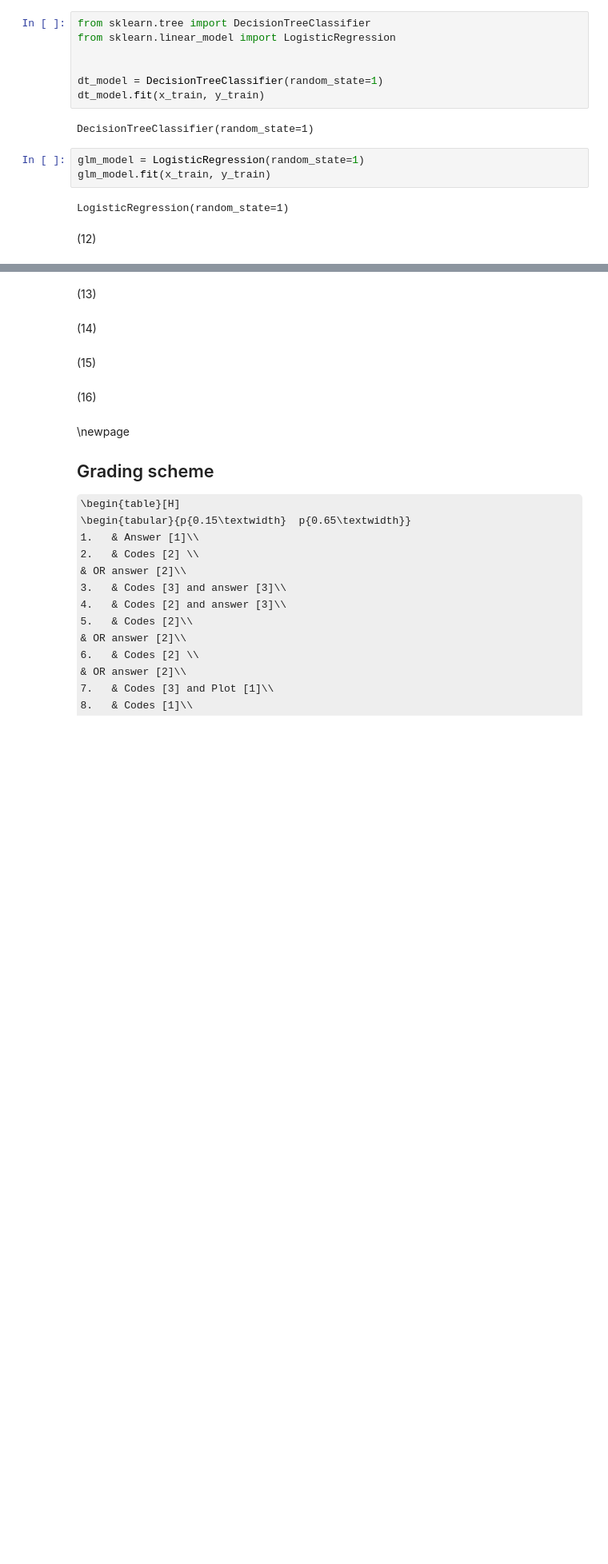
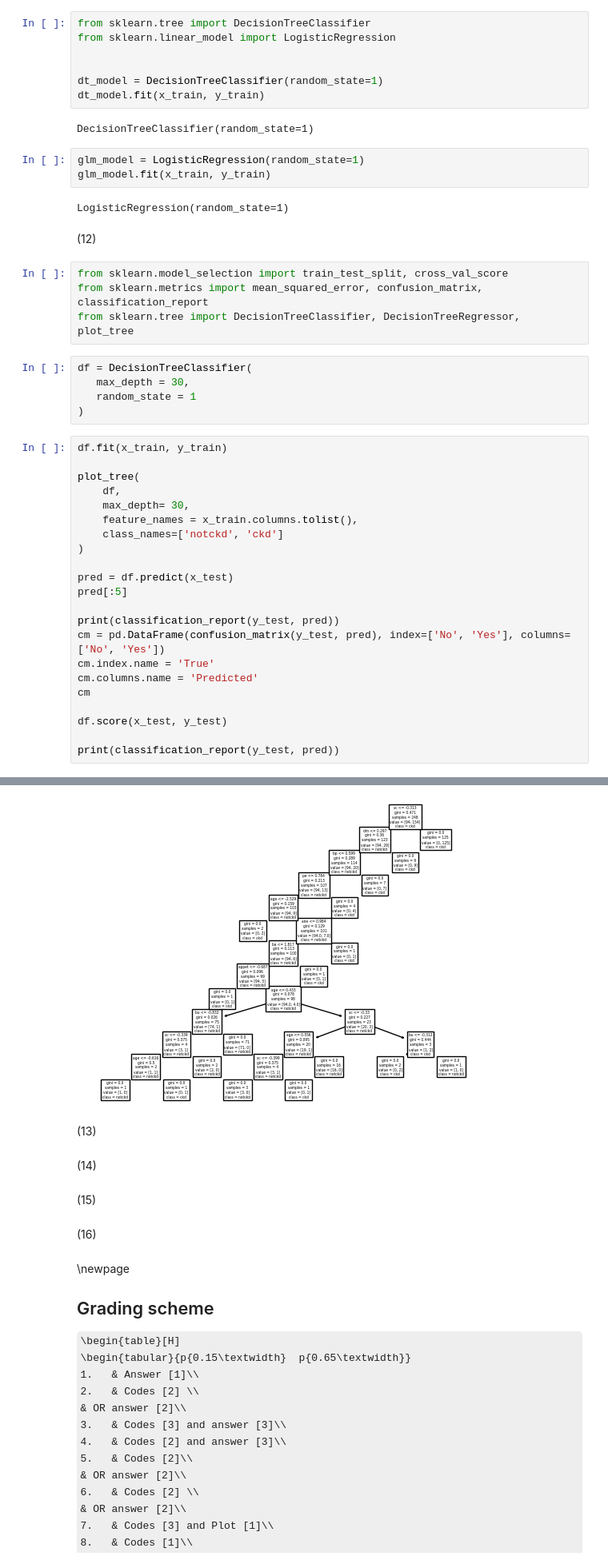
Before and after one commit to chenx333/Chronic-Kidney-Disease-Classification-Challenge, a Jupyter notebook: assignment6.ipynb, the cells around one changed output, grey strips where cells are left out. Shown at 80% size. Cells and saved outputs as stored; diff of their text form; some formulas as TeX source; blank space fills up the shorter version.

```diff
--- a/assignment6.ipynb
+++ b/assignment6.ipynb
@@ -431,3 +431,35 @@ glm_model.fit(x_train, y_train)
 LogisticRegression(random_state=1)
 # %% [markdown]
 (12)
+# %%
+from sklearn.model_selection import train_test_split, cross_val_score
+from sklearn.metrics import mean_squared_error, confusion_matrix, classification_report
+from sklearn.tree import DecisionTreeClassifier, DecisionTreeRegressor, plot_tree
+# %%
+df = DecisionTreeClassifier(
+   max_depth = 30,
+   random_state = 1
+)
+# %%
+df.fit(x_train, y_train)
+
+plot_tree(
+    df,
+    max_depth= 30,
+    feature_names = x_train.columns.tolist(),
+    class_names=['notckd', 'ckd']
+)
+
+pred = df.predict(x_test)
+pred[:5]
+
+print(classification_report(y_test, pred))
+cm = pd.DataFrame(confusion_matrix(y_test, pred), index=['No', 'Yes'], columns=['No', 'Yes'])
+cm.index.name = 'True'
+cm.columns.name = 'Predicted'
+cm
+
+df.score(x_test, y_test)
+
+print(classification_report(y_test, pred))
+# %% [output]
@@ -434,3 +483,4 @@ LogisticRegression(random_state=1)
+[figure, added]
 # %% [markdown]
 (13)
 # %% [markdown]
```
Also changed, not shown: parts of 3 cells of this notebook.
